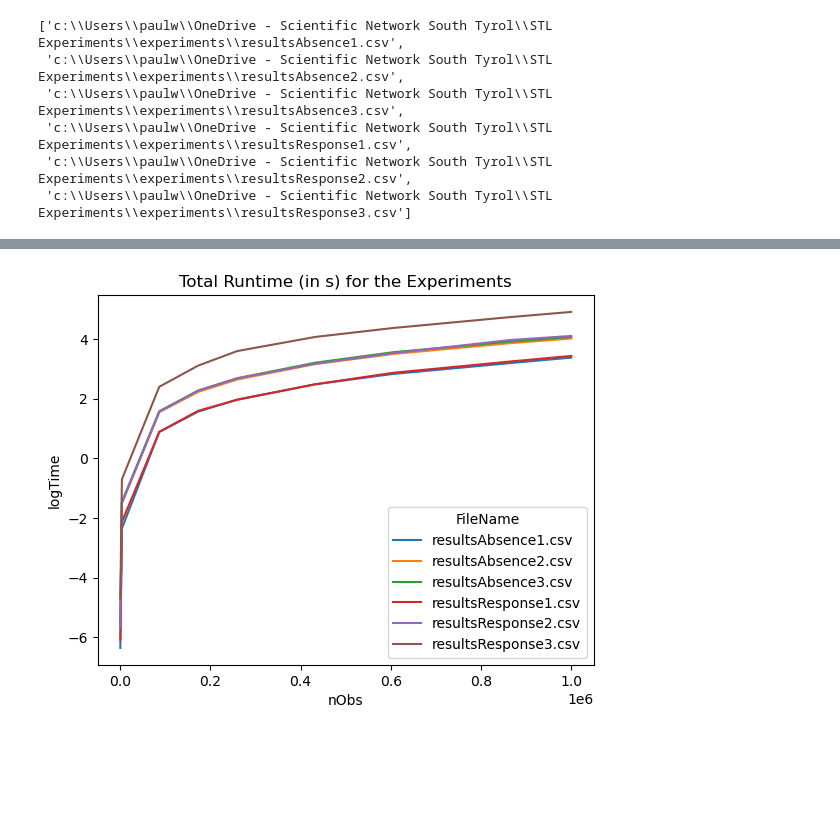
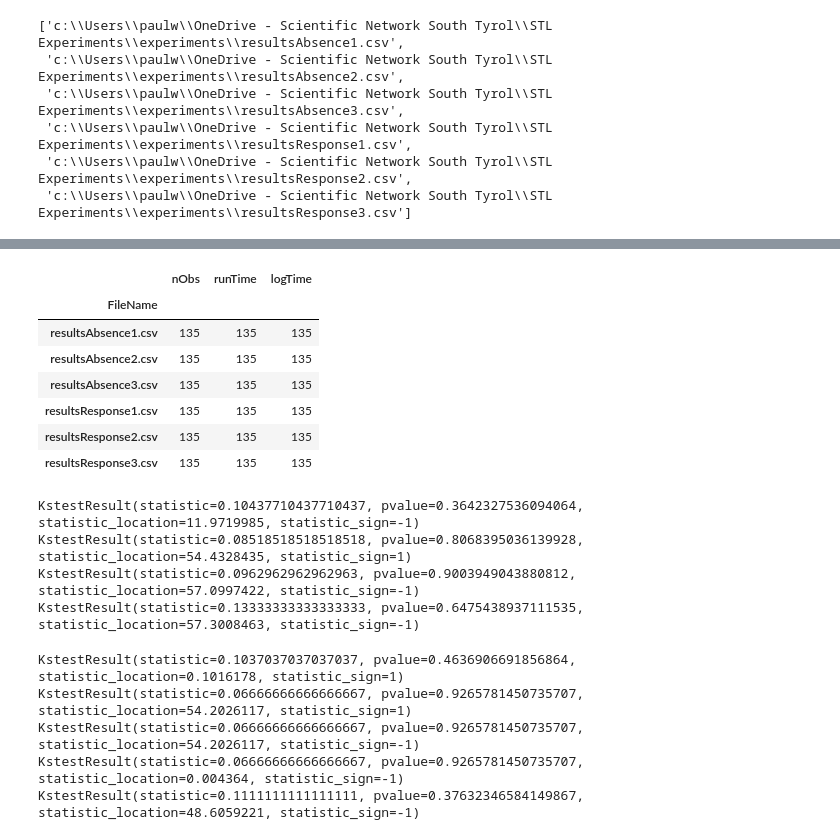
Before and after one commit to pwittlinger/STL-Experiments, a Jupyter notebook: resultAnalysis.ipynb, the cells around one changed output, grey strips where cells are left out. Cells and saved outputs as stored; diff of their text form; code cells hidden in the pictures; blank space fills up the shorter version.

```diff
--- a/resultAnalysis.ipynb
+++ b/resultAnalysis.ipynb
@@ -419,6 +157,35 @@ plt.savefig("./runTime.png")
-# %%
-sns.lineplot(data=dfPlot.groupby(["FileName", "nObs"]).mean().reset_index(), x="nObs", y="logTime", hue="FileName")
-plt.title("Total Runtime (in s) for the Experiments")
-plt.savefig("./runTime.png")
-# %% [output]
-[figure, removed]
+# %%
+dfPlot.groupby("FileName").count()
+# %% [output]
+|  | nObs | runTime | logTime |
+| FileName |  |  |  |
+| resultsAbsence1.csv | 135 | 135 | 135 |
+| resultsAbsence2.csv | 135 | 135 | 135 |
+| resultsAbsence3.csv | 135 | 135 | 135 |
+| resultsResponse1.csv | 135 | 135 | 135 |
+| resultsResponse2.csv | 135 | 135 | 135 |
+| resultsResponse3.csv | 135 | 135 | 135 |
+# %%
+import scipy as sp
+print(sp.stats.ks_2samp(np.array(dfPlot[dfPlot["FileName"] == "resultsAbsence1.csv"]["runTime"]), np.array(dfPlot[dfPlot["FileName"] == "resultsResponse1.csv"]["runTime"])))
+print(sp.stats.ks_2samp(np.array(dfPlot[dfPlot["FileName"] == "resultsAbsence2.csv"]["runTime"]), np.array(dfPlot[dfPlot["FileName"] == "resultsAbsence3.csv"]["runTime"])))
+print(sp.stats.ks_2samp(np.array(dfPlot[dfPlot["FileName"] == "resultsResponse2.csv"]["runTime"]), np.array(dfPlot[dfPlot["FileName"] == "resultsAbsence3.csv"]["runTime"])))
+print(sp.stats.ks_2samp(np.array(dfPlot[dfPlot["FileName"] == "resultsResponse2.csv"]["runTime"]), np.array(dfPlot[dfPlot["FileName"] == "resultsAbsence2.csv"]["runTime"])))
+# %% [output]
+KstestResult(statistic=0.10437710437710437, pvalue=0.3642327536094064, statistic_location=11.9719985, statistic_sign=-1)
+KstestResult(statistic=0.08518518518518518, pvalue=0.8068395036139928, statistic_location=54.4328435, statistic_sign=1)
+KstestResult(statistic=0.0962962962962963, pvalue=0.9003949043880812, statistic_location=57.0997422, statistic_sign=-1)
+KstestResult(statistic=0.13333333333333333, pvalue=0.6475438937111535, statistic_location=57.3008463, statistic_sign=-1)
+# %%
+import scipy as sp
+print(sp.stats.ks_2samp(np.array(dfPlot[dfPlot["FileName"] == "resultsAbsence1.csv"]["runTime"]), np.array(dfPlot[dfPlot["FileName"] == "resultsResponse1.csv"]["runTime"])))
+print(sp.stats.ks_2samp(np.array(dfPlot[dfPlot["FileName"] == "resultsAbsence2.csv"]["runTime"]), np.array(dfPlot[dfPlot["FileName"] == "resultsAbsence3.csv"]["runTime"])))
+print(sp.stats.ks_2samp(np.array(dfPlot[dfPlot["FileName"] == "resultsAbsence3.csv"]["runTime"]), np.array(dfPlot[dfPlot["FileName"] == "resultsAbsence2.csv"]["runTime"])))
+print(sp.stats.ks_2samp(np.array(dfPlot[dfPlot["FileName"] == "resultsResponse2.csv"]["runTime"]), np.array(dfPlot[dfPlot["FileName"] == "resultsAbsence3.csv"]["runTime"])))
+print(sp.stats.ks_2samp(np.array(dfPlot[dfPlot["FileName"] == "resultsResponse2.csv"]["runTime"]), np.array(dfPlot[dfPlot["FileName"] == "resultsAbsence2.csv"]["runTime"])))
+# %% [output]
+KstestResult(statistic=0.1037037037037037, pvalue=0.4636906691856864, statistic_location=0.1016178, statistic_sign=1)
+KstestResult(statistic=0.06666666666666667, pvalue=0.9265781450735707, statistic_location=54.2026117, statistic_sign=1)
+KstestResult(statistic=0.06666666666666667, pvalue=0.9265781450735707, statistic_location=54.2026117, statistic_sign=-1)
+KstestResult(statistic=0.06666666666666667, pvalue=0.9265781450735707, statistic_location=0.004364, statistic_sign=-1)
+KstestResult(statistic=0.1111111111111111, pvalue=0.37632346584149867, statistic_location=48.6059221, statistic_sign=-1)
```
Also changed, not shown: parts of 31 cells of this notebook, 42 other files.
